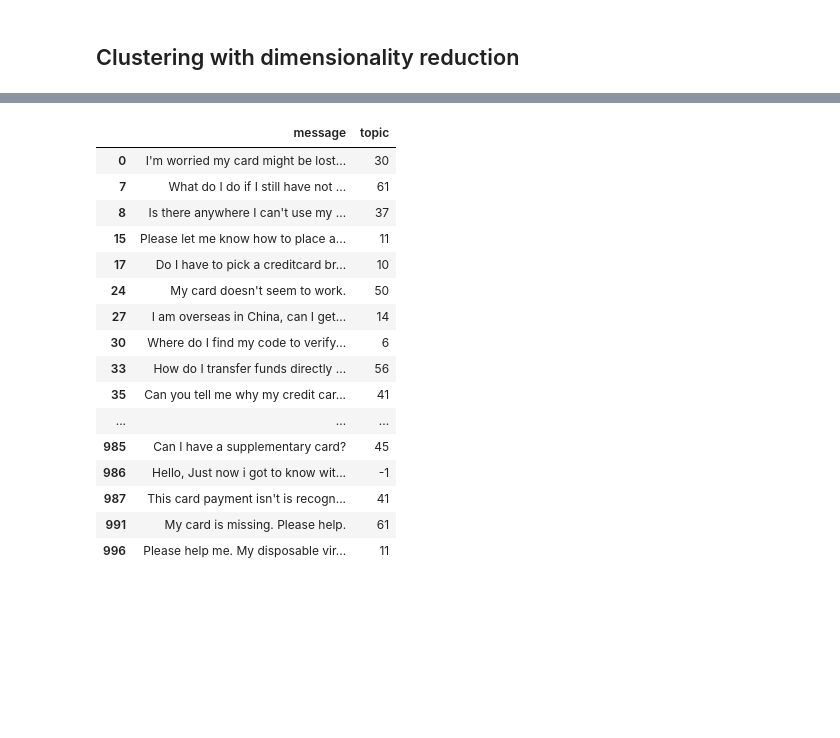
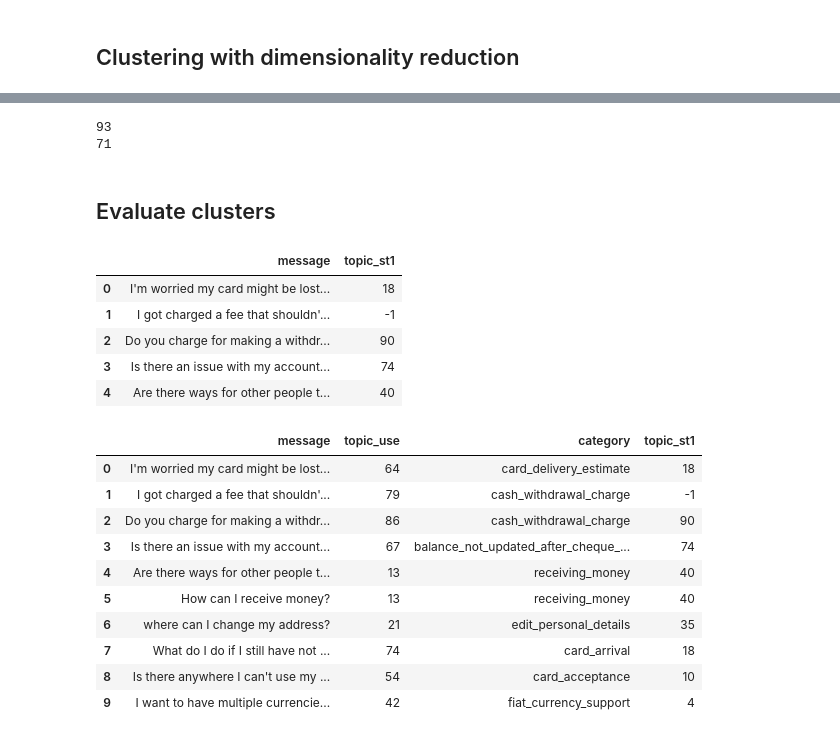
Before and after one commit to dborrelli/chat-intents, a Jupyter notebook: notebooks/05-use.ipynb, the cells around one changed output, grey strips where cells are left out. Cells and saved outputs as stored; diff of their text form; code cells hidden in the pictures; blank space fills up the shorter version.

```diff
--- a/notebooks/05-use.ipynb
+++ b/notebooks/05-use.ipynb
@@ -303,0 +280,6 @@ intents_df[intents_df['topic']==1]
+# %%
+use_embeddings = embed_use(model_use, all_intents)
+clusters = generate_clusters(use_embeddings, n_neighbors = 3, n_components = 3, min_cluster_size = 4)
+label_count, score = score_clusters(clusters)
+print(label_count)
+print(score)
@@ -303,0 +289,4 @@ intents_df[intents_df['topic']==1]
+# %%
+intents_df_use = pd.DataFrame(all_intents, columns=['message'])
+intents_df_use['topic_use'] = clusters.labels_
+intents_df_use.head(10)
@@ -304,20 +305,38 @@ intents_df[intents_df['topic']==1]
+# %%
+st1_embeddings = embed_st(model_st1, all_intents)
+clusters_st1 = generate_clusters(st1_embeddings, n_neighbors = 3, n_components = 3, min_cluster_size = 4)
+label_count_st1, score_st1 = score_clusters(clusters_st1)
+print(label_count_st1)
+print(score_st1)
+# %% [output]
+93
+71
+# %% [markdown]
+## Evaluate clusters
+# %%
+intents_df_st1 = pd.DataFrame(all_intents, columns=['message'])
+intents_df_st1['topic_st1'] = clusters_st1.labels_
+intents_df_st1.head()
+# %% [output]
+|  | message | topic_st1 |
+| 0 | I'm worried my card might be lost... | 18 |
+| 1 | I got charged a fee that shouldn'... | -1 |
+| 2 | Do you charge for making a withdr... | 90 |
+| 3 | Is there an issue with my account... | 74 |
+| 4 | Are there ways for other people t... | 40 |
 # %%
-intents_df[intents_df['message'].str.contains('card')]
+results_df = pd.merge(intents_df_use, data_sample, left_on = 'message', right_on='text', how = 'left')[['message','topic_use','category']]
+results_df = pd.merge(results_df, intents_df_st1, left_on = 'message', right_on='message', how = 'left')
+results_df.head(10)
 # %% [output]
-|  | message | topic |
-| 0 | I'm worried my card might be lost... | 30 |
-| 7 | What do I do if I still have not ... | 61 |
-| 8 | Is there anywhere I can't use my ... | 37 |
-| 15 | Please let me know how to place a... | 11 |
-| 17 | Do I have to pick a creditcard br... | 10 |
-| 24 | My card doesn't seem to work. | 50 |
-| 27 | I am overseas in China, can I get... | 14 |
-| 30 | Where do I find my code to verify... | 6 |
-| 33 | How do I transfer funds directly ... | 56 |
-| 35 | Can you tell me why my credit car... | 41 |
-| ... | ... | ... |
-| 985 | Can I have a supplementary card? | 45 |
-| 986 | Hello, Just now i got to know wit... | -1 |
-| 987 | This card payment isn't is recogn... | 41 |
-| 991 | My card is missing. Please help. | 61 |
-| 996 | Please help me. My disposable vir... | 11 |
+|  | message | topic_use | category | topic_st1 |
+| 0 | I'm worried my card might be lost... | 64 | card_delivery_estimate | 18 |
+| 1 | I got charged a fee that shouldn'... | 79 | cash_withdrawal_charge | -1 |
+| 2 | Do you charge for making a withdr... | 86 | cash_withdrawal_charge | 90 |
+| 3 | Is there an issue with my account... | 67 | balance_not_updated_after_cheque_... | 74 |
+| 4 | Are there ways for other people t... | 13 | receiving_money | 40 |
+| 5 | How can I receive money? | 13 | receiving_money | 40 |
+| 6 | where can I change my address? | 21 | edit_personal_details | 35 |
+| 7 | What do I do if I still have not ... | 74 | card_arrival | 18 |
+| 8 | Is there anywhere I can't use my ... | 54 | card_acceptance | 10 |
+| 9 | I want to have multiple currencie... | 42 | fiat_currency_support | 4 |
```
Also changed, not shown: parts of 40 cells of this notebook, 1 other file.
